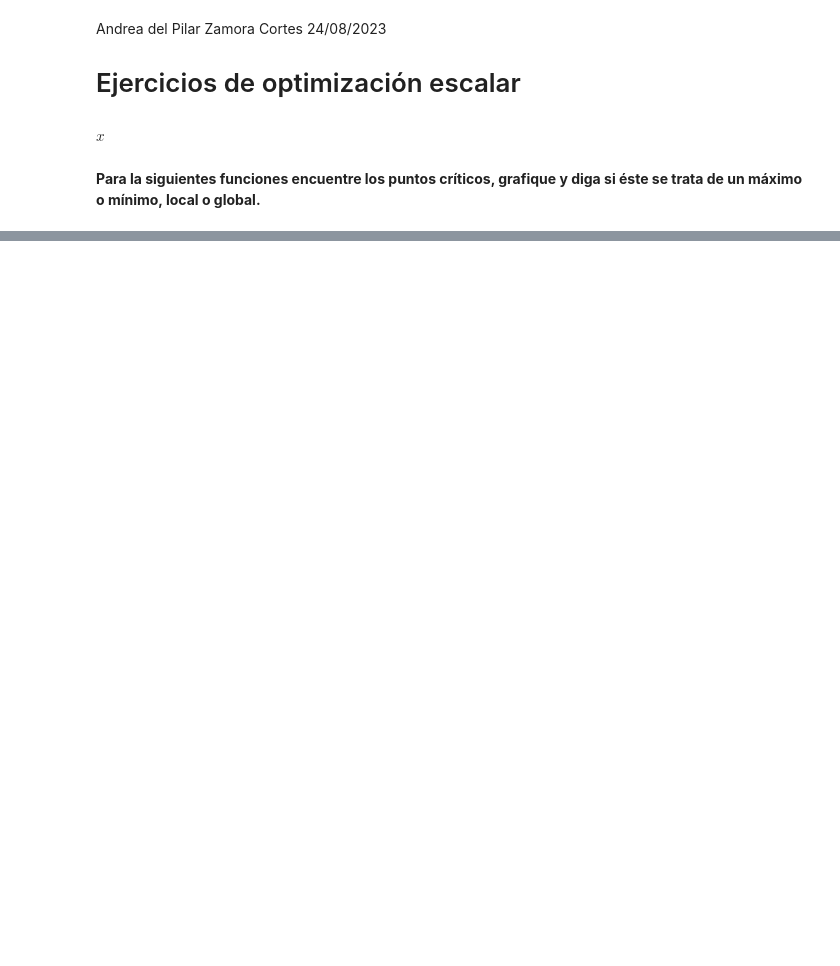
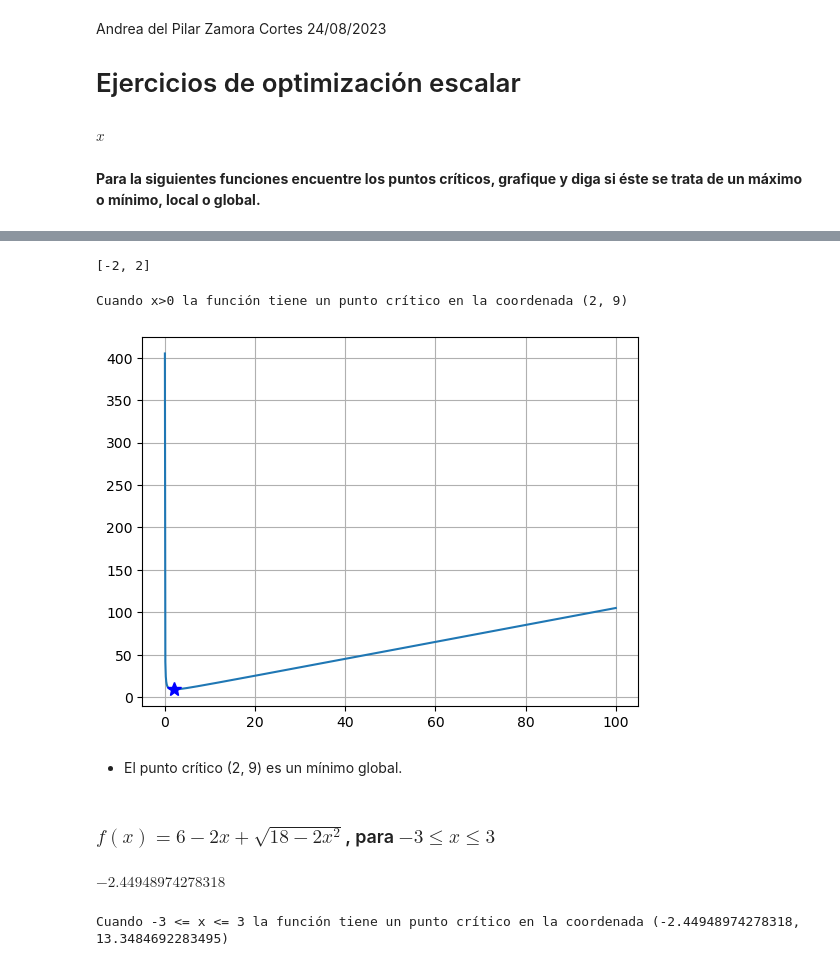
Before and after one commit to AndreaZamora5838/A01---Python-, a Jupyter notebook: A02 - Sympy.ipynb, the cells around one changed output, grey strips where cells are left out. Drawn from its saved outputs; the diff is of its cells as text; code cells hidden in the pictures; blank space fills up the shorter version.

```diff
--- a/A02 - Sympy.ipynb
+++ b/A02 - Sympy.ipynb
@@ -98,0 +44,42 @@ Disponemos de una barra de aluminio de 6 metros para construir una portería de
+# %%
+def f(x):
+    return 5+x+4/x
+
+df = sp.diff(f(x),x)
+pc = sp.solve(df,x)
+pc
+# %% [output]
+[-2, 2]
+# %%
+pc_p = pc[1]
+y = f(pc_p)
+print ("Cuando x>0 la función tiene un punto crítico en la coordenada (" + str(pc_p) + ", " + str(y) + ")")
+# %% [output]
+Cuando x>0 la función tiene un punto crítico en la coordenada (2, 9)
+# %%
+xn= np.linspace(0.01,100,1000)
+
+plt.figure()
+plt.plot(xn, f(xn))
+plt.plot(pc_p, y, "*b", ms=10)
+plt.grid()
+# %% [output]
+[figure, added]
+# %% [markdown]
+- El punto crítico (2, 9) es un mínimo global.
+# %% [markdown]
+### $f(x)=6-2x+\sqrt{18-2x^2}$, para $-3\leq x\leq 3$
+# %%
+def f(x):
+    return 6-(2*x)+(18-2*(x**2))**(1/2)
+
+df = sp.diff(f(x),x)
+pc = sp.solve(df,x)[0]
+pc
+# %% [output]
+$\displaystyle -2.44948974278318$
+# %%
+y = f(pc)
+print ("Cuando -3 <= x <= 3 la función tiene un punto crítico en la coordenada (" + str(pc) + ", " + str(y) + ")")
+# %% [output]
+Cuando -3 <= x <= 3 la función tiene un punto crítico en la coordenada (-2.44948974278318, 13.3484692283495)
```
Also changed, not shown: parts of 49 cells of this notebook.
